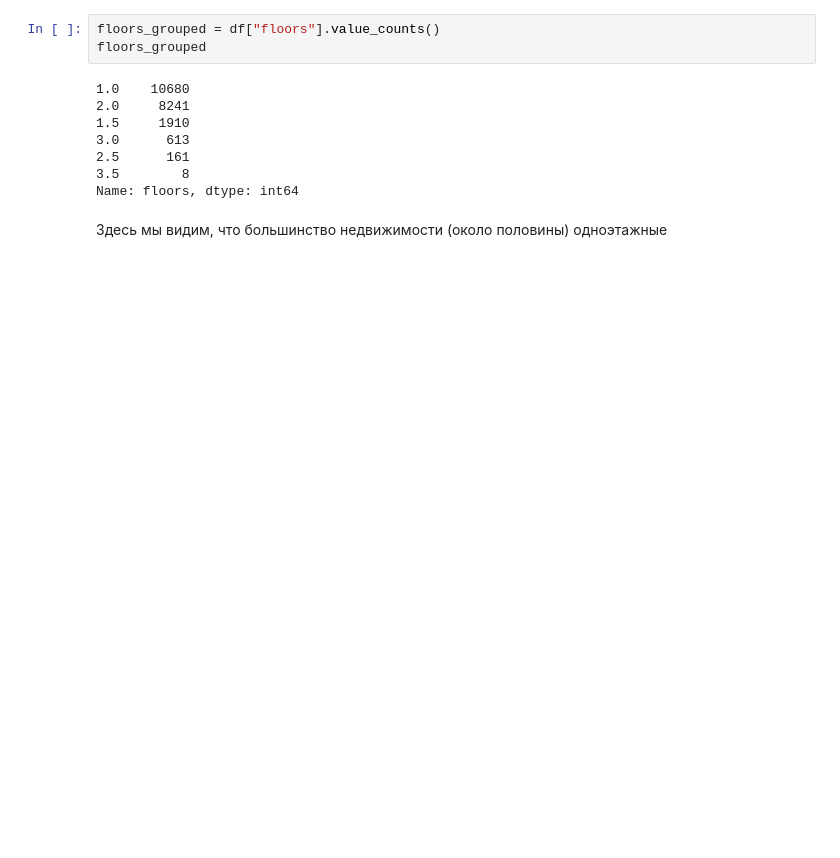
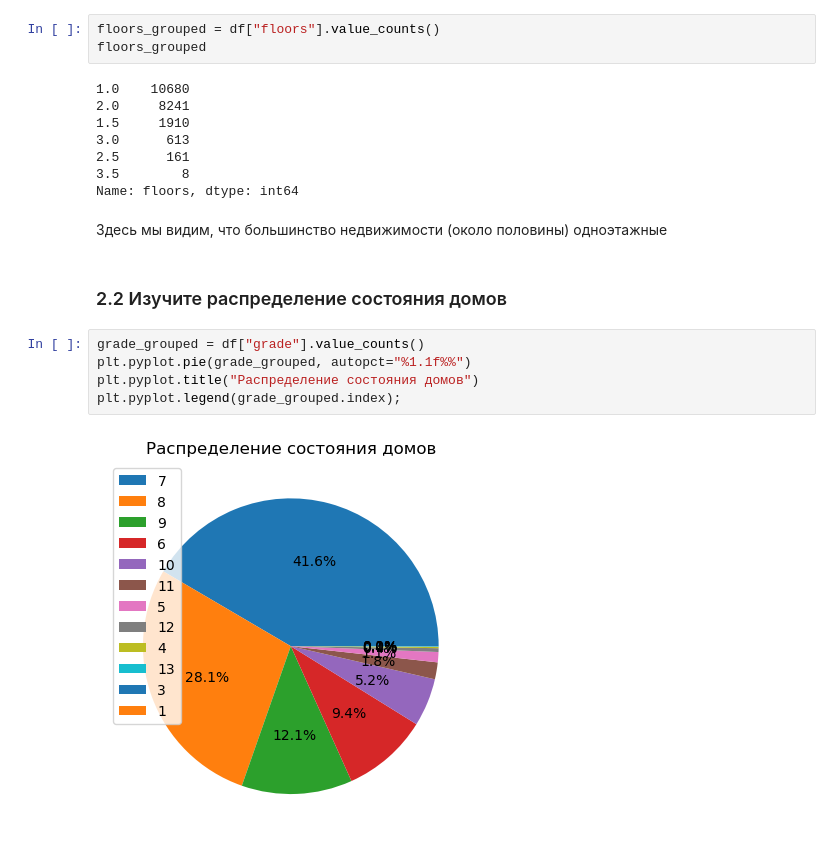
Before and after one commit to Ka3aner/GB_Practice_Python_2, a Jupyter notebook: Семинар 4/HW_4.ipynb, the cells around one changed output. Drawn from its saved outputs; the diff is of its cells as text; blank space fills up the shorter version.

```diff
--- a/Семинар 4/HW_4.ipynb
+++ b/Семинар 4/HW_4.ipynb
@@ -138,3 +138,12 @@ floors_grouped
 Name: floors, dtype: int64
 # %% [markdown]
 Здесь мы видим, что большинство недвижимости (около половины) одноэтажные
+# %% [markdown]
+### 2.2 Изучите распределение состояния домов
+# %%
+grade_grouped = df["grade"].value_counts()
+plt.pyplot.pie(grade_grouped, autopct="%1.1f%%")
+plt.pyplot.title("Распределение состояния домов")
+plt.pyplot.legend(grade_grouped.index);
+# %% [output]
+[figure, added]
```
Also changed, not shown: parts of 20 cells of this notebook.
